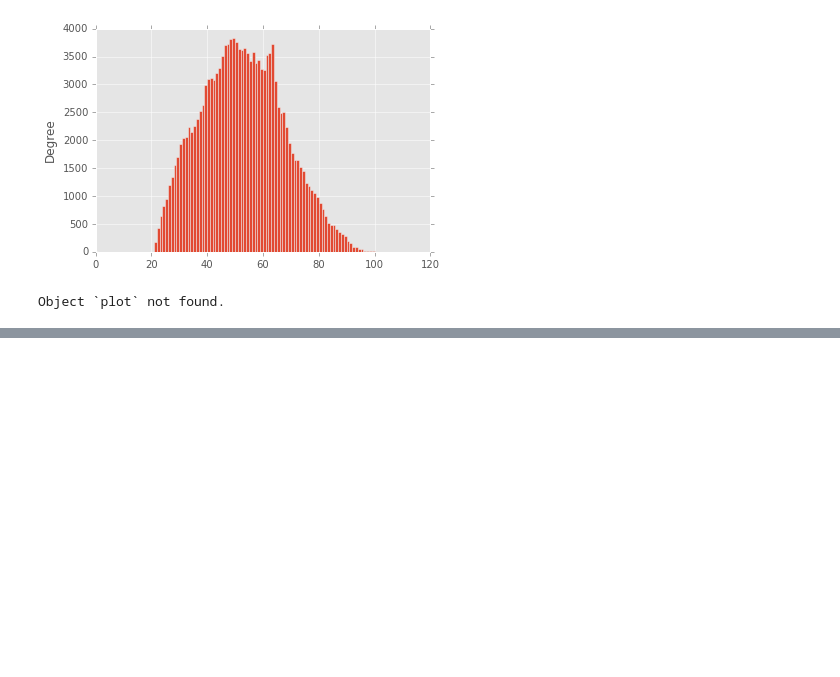
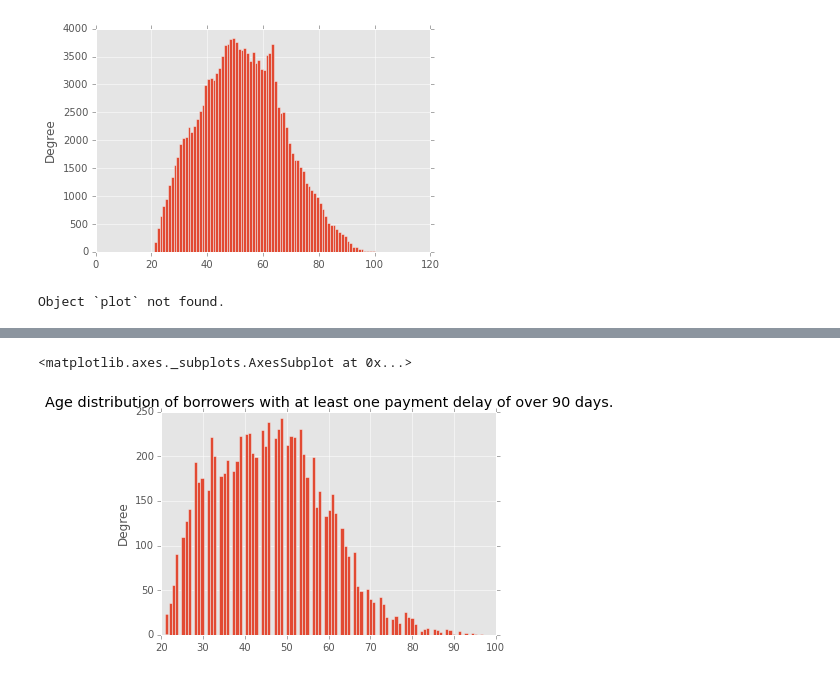
Before and after one commit to roechi/machine_learning_assignment, a Jupyter notebook: beleg2/analysis.ipynb, the cells around one changed output, grey strips where cells are left out. Drawn from its saved outputs; the diff is of its cells as text; code cells hidden in the pictures; blank space fills up the shorter version.

```diff
--- a/beleg2/analysis.ipynb
+++ b/beleg2/analysis.ipynb
@@ -101,0 +114,8 @@ ff.loc[ff['MonthlyIncome'].isin([150000, 20000])].plot(kind='hist', legend=False
+# %%
+df.loc[df['NumberOfTimes90DaysLate'] > 0]['age'].plot(
+    kind='hist',
+    bins=100,
+    title='Age distribution of borrowers with at least one payment delay of over 90 days.')
+# %% [output]
+<matplotlib.axes._subplots.AxesSubplot at 0x...>
+[figure, added]
```
Also changed, not shown: parts of 7 cells of this notebook, 4 other files.
